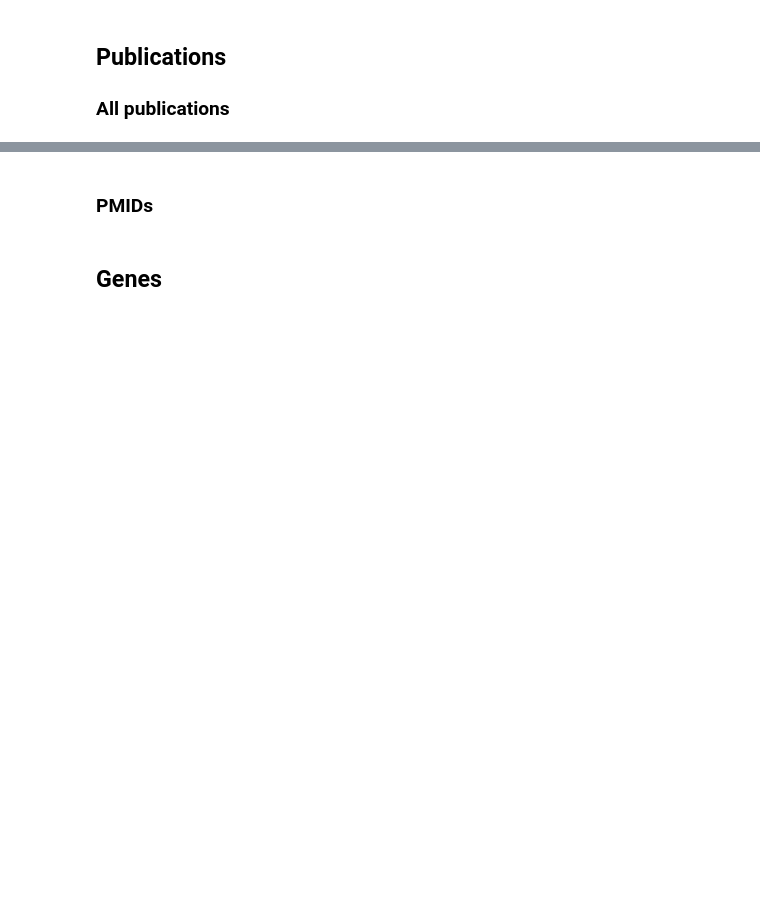
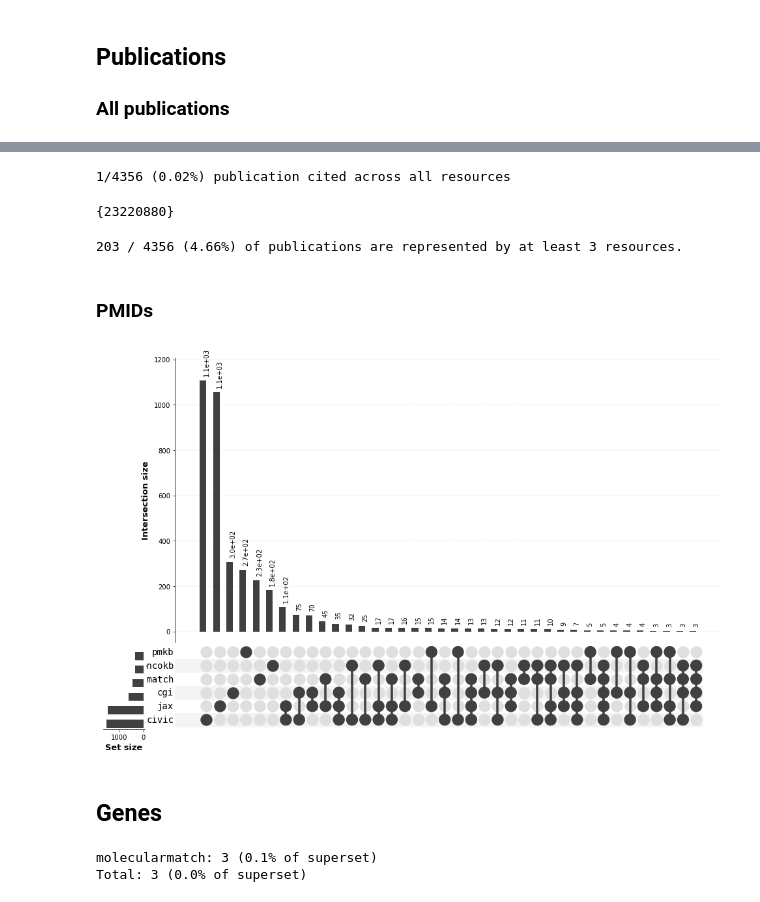
Before and after one commit to ohsu-comp-bio/g2p-aggregator, a Jupyter notebook: notebooks/paper_analysis/figures.ipynb, the cells around one changed output, grey strips where cells are left out. Drawn from its saved outputs; the diff is of its cells as text; code cells hidden in the pictures; blank space fills up the shorter version.

```diff
--- a/notebooks/paper_analysis/figures.ipynb
+++ b/notebooks/paper_analysis/figures.ipynb
@@ -161,8 +238,39 @@ get_feature_names([x for x in r7 if x['source'] == 'cgi'])
+# %%
+all_cited = set.intersection(*(data.values()))
+all_pubs = set.union(*(data.values()))
+print("{}/{} ({:.2%}) publication cited across all resources".format(len(all_cited), len(all_pubs),
+                                                                     len(all_cited) / len(all_pubs)))
+# %% [output]
+1/4356 (0.02%) publication cited across all resources
+# %%
+print(all_cited) # Bose et al. Cancer Discovery 2013
+all_size = len(all_pubs)
+# %% [output]
+{23220880}
+# %%
+# >=3x coverage
+count = Counter()
+for source in data:
+    count.update(data[source])
+high_coverage_publications = [x for x in count if count[x] >= 3]
+hc_size = len(high_coverage_publications)
+print("{} / {} ({:.2%}) of publications are represented by at least 3 resources.".format(hc_size, all_size,
+                                                                                  hc_size / all_size))
+# %% [output]
+203 / 4356 (4.66%) of publications are represented by at least 3 resources.
 # %% [markdown]
 ### PMIDs
 # %%
-# x = core_vdb.plot_element_by_source('publications', lambda x: x.pmid)
+x = core_vdb.plot_element_by_source('publications', lambda x: x.pmid, min_bound=3)
 # f = x['figure']
 # f.savefig('out/pmids.pdf')
+# %% [output]
+[figure, added]
 # %% [markdown]
 ## Genes
+# %%
+no_genes = core_vdb.select(lambda x: x['genes'] == [''])
+no_genes.report_groups(core_vdb)
+# %% [output]
+molecularmatch: 3 (0.1% of superset)
+Total: 3 (0.0% of superset)
```
Also changed, not shown: parts of 27 cells of this notebook, 2 other files.
